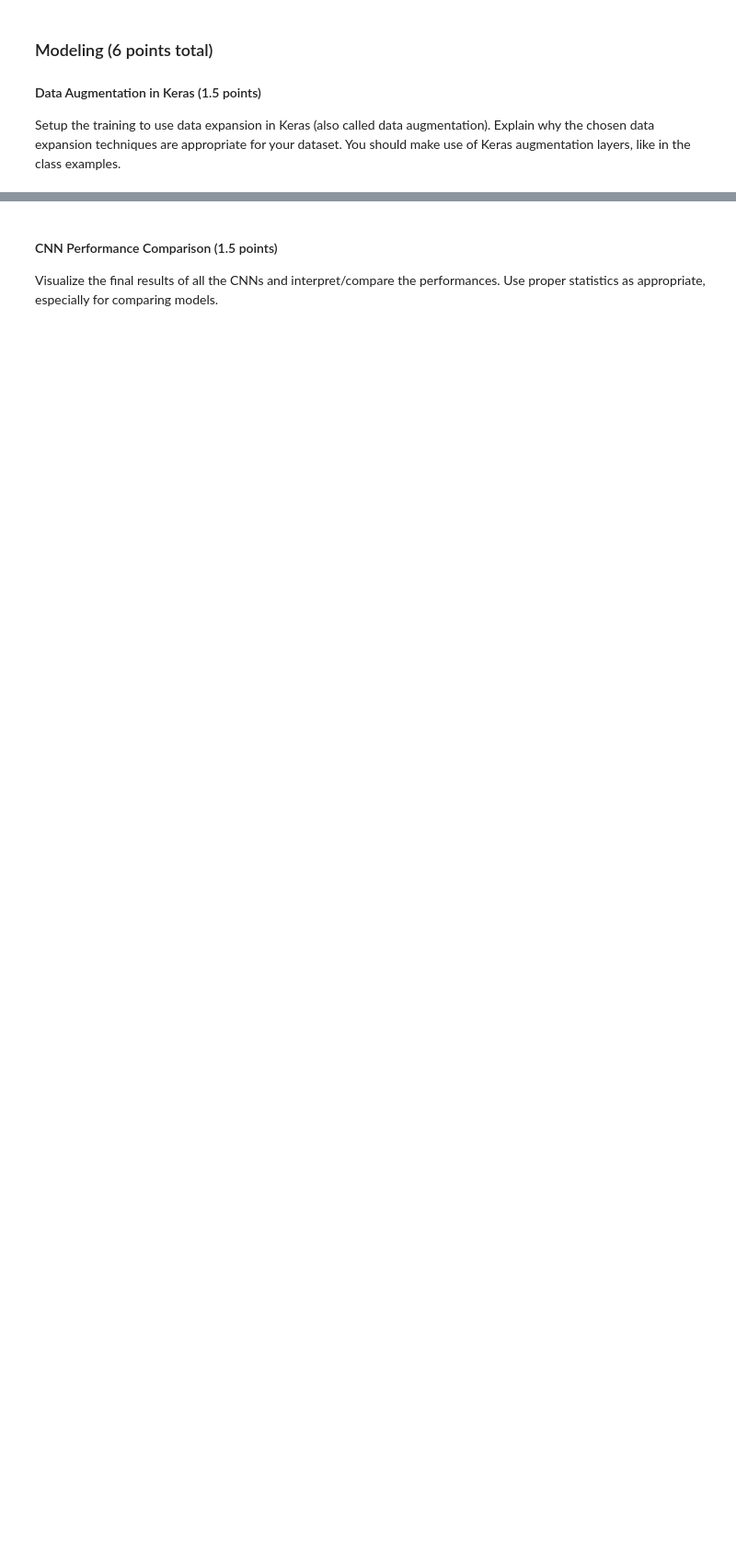
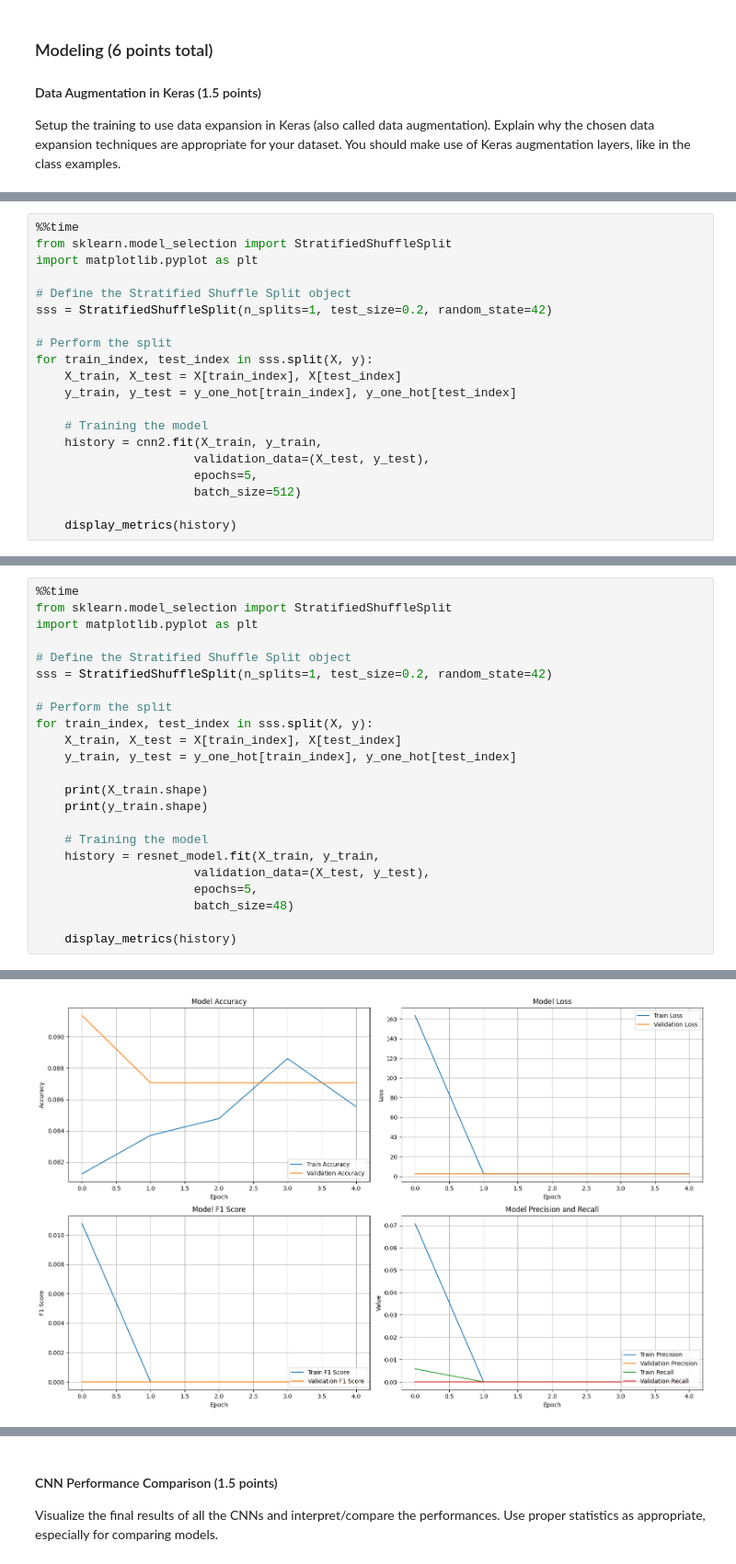
Before and after one commit to Millerb7/CNN_Lab, a Jupyter notebook: Lab.ipynb, the cells around one changed output, grey strips where cells are left out. Shown at 92% size. Cells and saved outputs as stored; diff of their text form; blank space fills up the shorter version.

```diff
--- a/Lab.ipynb
+++ b/Lab.ipynb
@@ -158,0 +446,20 @@ Create a convolutional neural network to use on your data using Keras. Investiga
+# %%
+%%time
+from sklearn.model_selection import StratifiedShuffleSplit
+import matplotlib.pyplot as plt
+
+# Define the Stratified Shuffle Split object
+sss = StratifiedShuffleSplit(n_splits=1, test_size=0.2, random_state=42)
+
+# Perform the split
+for train_index, test_index in sss.split(X, y):
+    X_train, X_test = X[train_index], X[test_index]
+    y_train, y_test = y_one_hot[train_index], y_one_hot[test_index]
+
+    # Training the model
+    history = cnn2.fit(X_train, y_train,
+                      validation_data=(X_test, y_test),
+                      epochs=5,
+                      batch_size=512)
+
+    display_metrics(history)
@@ -158,0 +551,24 @@ Create a convolutional neural network to use on your data using Keras. Investiga
+# %%
+%%time
+from sklearn.model_selection import StratifiedShuffleSplit
+import matplotlib.pyplot as plt
+
+# Define the Stratified Shuffle Split object
+sss = StratifiedShuffleSplit(n_splits=1, test_size=0.2, random_state=42)
+
+# Perform the split
+for train_index, test_index in sss.split(X, y):
+    X_train, X_test = X[train_index], X[test_index]
+    y_train, y_test = y_one_hot[train_index], y_one_hot[test_index]
+
+    print(X_train.shape)
+    print(y_train.shape)
+
+    # Training the model
+    history = resnet_model.fit(X_train, y_train,
+                      validation_data=(X_test, y_test),
+                      epochs=5,
+                      batch_size=48)
+
+    display_metrics(history)
+# %% [output]
@@ -158,0 +587 @@ Create a convolutional neural network to use on your data using Keras. Investiga
+[figure, added]
```
Also changed, not shown: parts of 20 cells of this notebook, 1 other file.
